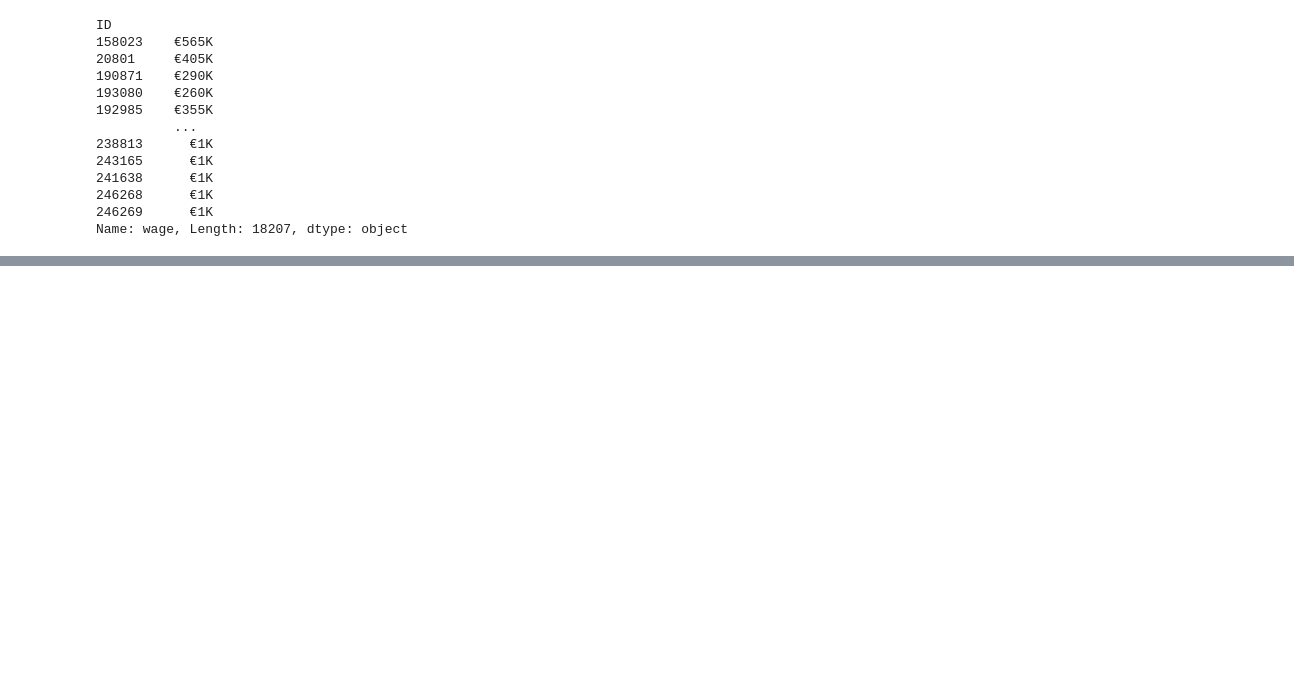
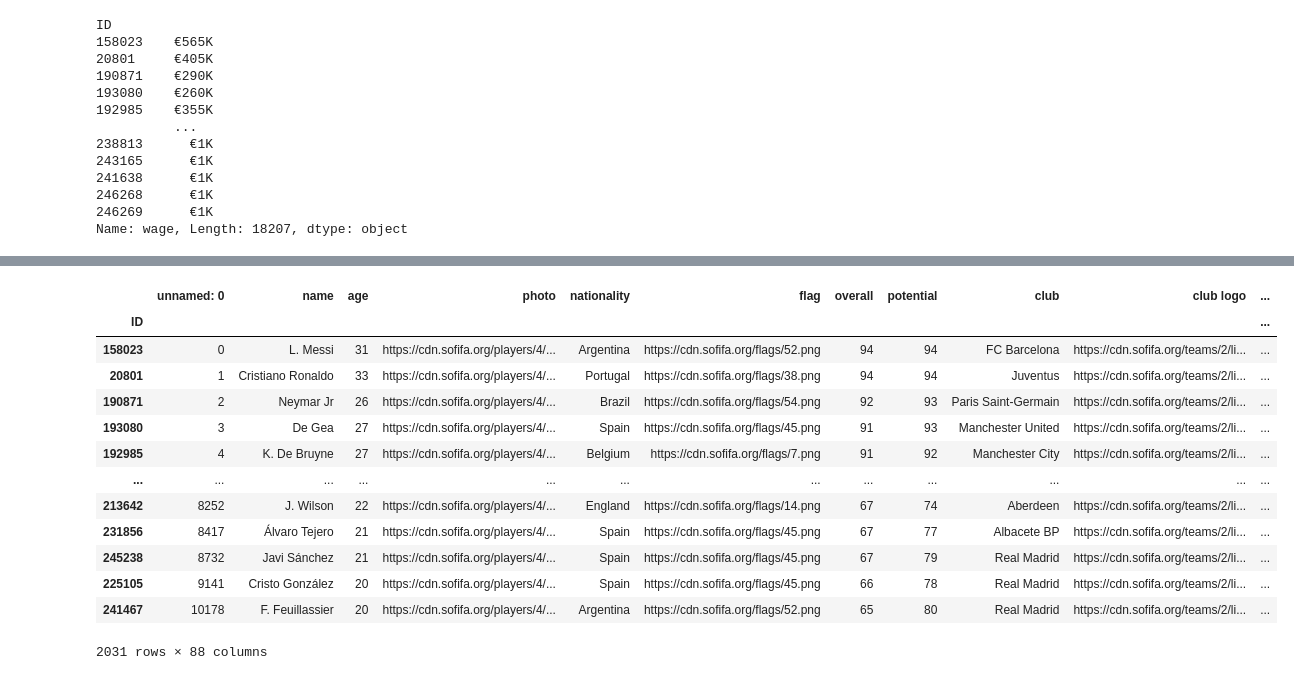
Before and after one commit to flavianacif/DSWP, a Jupyter notebook: 2020_10_09_Exercicio9_FIFA.ipynb, the cells around one changed output, grey strips where cells are left out. Drawn from its saved outputs; the diff is of its cells as text; code cells hidden in the pictures; blank space fills up the shorter version.

```diff
--- a/2020_10_09_Exercicio9_FIFA.ipynb
+++ b/2020_10_09_Exercicio9_FIFA.ipynb
@@ -265,0 +331,3 @@ df_fifa_copy.ty
+# %%
+df_est = df_fifa_copy.describe()
+df_est
@@ -265,0 +344,19 @@ df_fifa_copy.ty
+# %%
+fl_lim_inf,fl_lim_sup = df_est.loc[['25%','75%'],'wage']
+# %%
+df_fifa_copy[(df_fifa_copy['wage']>(fl_lim_sup + 1.5*(fl_lim_sup-fl_lim_inf))) | (df_fifa_copy['wage']<(fl_lim_inf - 1.5*(fl_lim_sup-fl_lim_inf)))]
+# %% [output]
+|  | unnamed: 0 | name | age | photo | nationality | flag | overall | potential | club | club logo | ... |
+| ID |  |  |  |  |  |  |  |  |  |  | ... |
+| 158023 | 0 | L. Messi | 31 | https://cdn.sofifa.org/players/4/... | Argentina | https://cdn.sofifa.org/flags/52.png | 94 | 94 | FC Barcelona | https://cdn.sofifa.org/teams/2/li... | ... |
+| 20801 | 1 | Cristiano Ronaldo | 33 | https://cdn.sofifa.org/players/4/... | Portugal | https://cdn.sofifa.org/flags/38.png | 94 | 94 | Juventus | https://cdn.sofifa.org/teams/2/li... | ... |
+| 190871 | 2 | Neymar Jr | 26 | https://cdn.sofifa.org/players/4/... | Brazil | https://cdn.sofifa.org/flags/54.png | 92 | 93 | Paris Saint-Germain | https://cdn.sofifa.org/teams/2/li... | ... |
+| 193080 | 3 | De Gea | 27 | https://cdn.sofifa.org/players/4/... | Spain | https://cdn.sofifa.org/flags/45.png | 91 | 93 | Manchester United | https://cdn.sofifa.org/teams/2/li... | ... |
+| 192985 | 4 | K. De Bruyne | 27 | https://cdn.sofifa.org/players/4/... | Belgium | https://cdn.sofifa.org/flags/7.png | 91 | 92 | Manchester City | https://cdn.sofifa.org/teams/2/li... | ... |
+| ... | ... | ... | ... | ... | ... | ... | ... | ... | ... | ... | ... |
+| 213642 | 8252 | J. Wilson | 22 | https://cdn.sofifa.org/players/4/... | England | https://cdn.sofifa.org/flags/14.png | 67 | 74 | Aberdeen | https://cdn.sofifa.org/teams/2/li... | ... |
+| 231856 | 8417 | Álvaro Tejero | 21 | https://cdn.sofifa.org/players/4/... | Spain | https://cdn.sofifa.org/flags/45.png | 67 | 77 | Albacete BP | https://cdn.sofifa.org/teams/2/li... | ... |
+| 245238 | 8732 | Javi Sánchez | 21 | https://cdn.sofifa.org/players/4/... | Spain | https://cdn.sofifa.org/flags/45.png | 67 | 79 | Real Madrid | https://cdn.sofifa.org/teams/2/li... | ... |
+| 225105 | 9141 | Cristo González | 20 | https://cdn.sofifa.org/players/4/... | Spain | https://cdn.sofifa.org/flags/45.png | 66 | 78 | Real Madrid | https://cdn.sofifa.org/teams/2/li... | ... |
+| 241467 | 10178 | F. Feuillassier | 20 | https://cdn.sofifa.org/players/4/... | Argentina | https://cdn.sofifa.org/flags/52.png | 65 | 80 | Real Madrid | https://cdn.sofifa.org/teams/2/li... | ... |
+2031 rows × 88 columns
```
Also changed, not shown: parts of 18 cells of this notebook.
